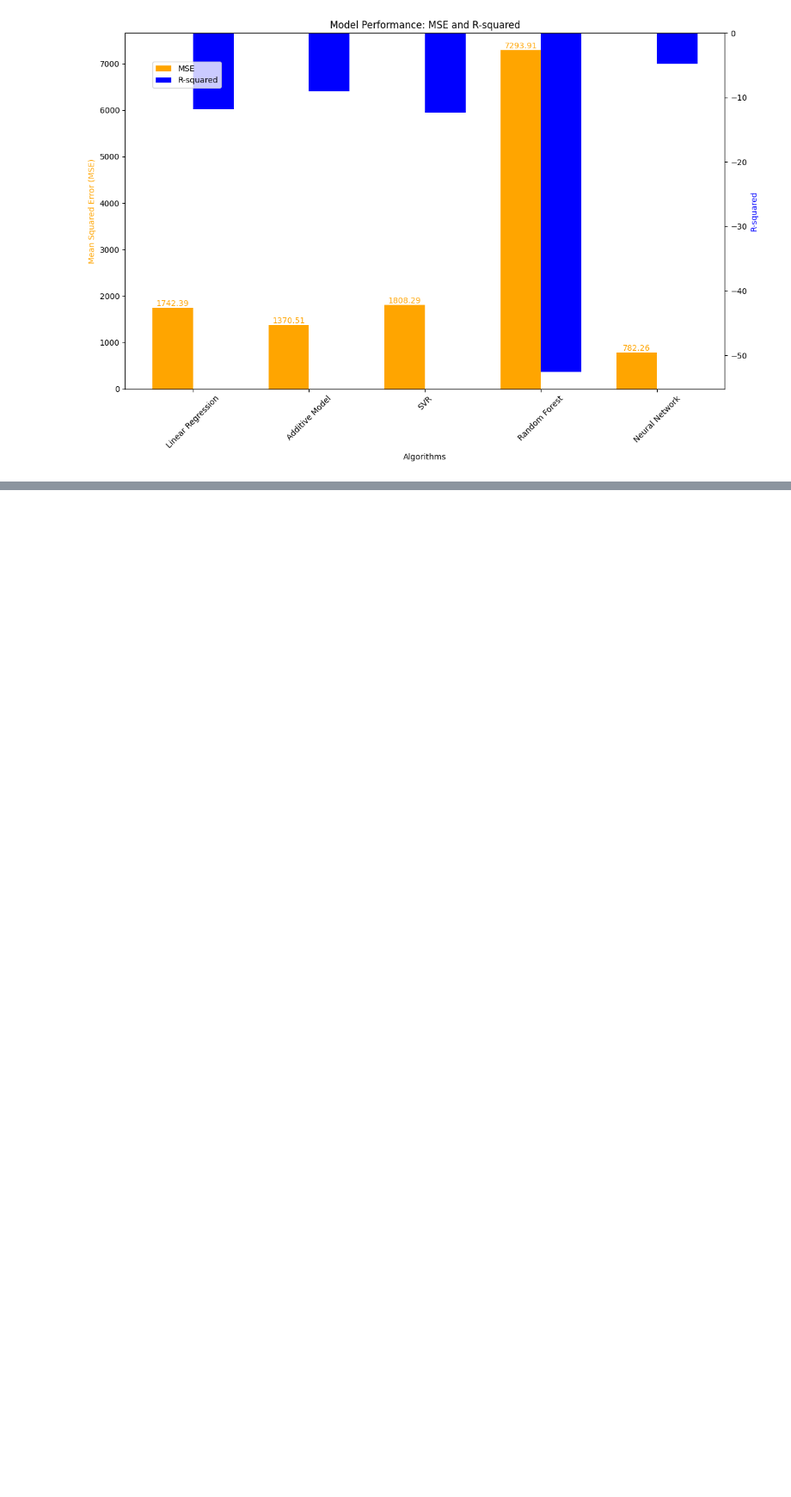
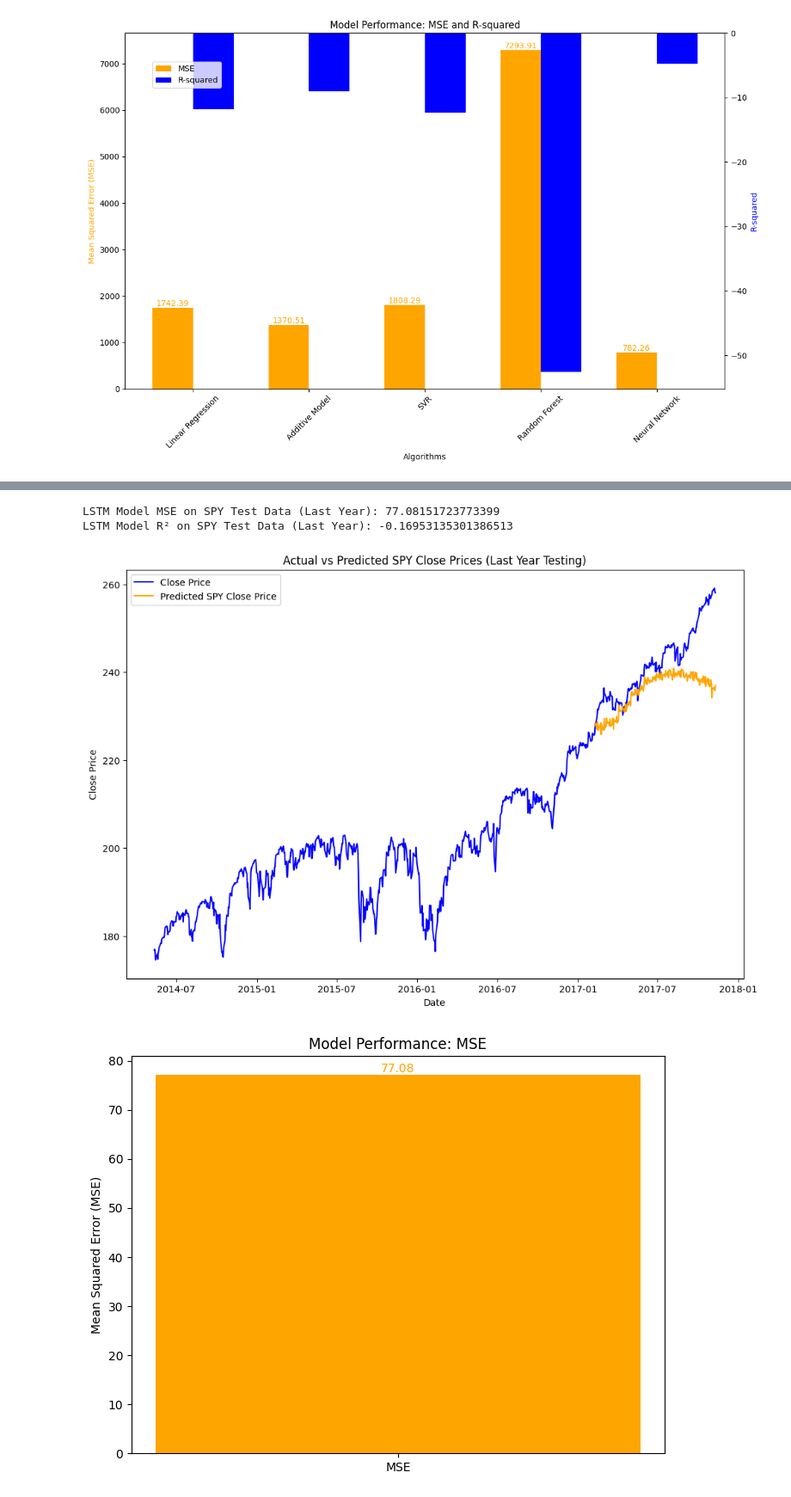
Before and after one commit to Anders-Stubberud/IT3212, a Jupyter notebook: assignment_3/anders/anders_godtepose.ipynb, the cells around one changed output, grey strips where cells are left out. Shown at 86% size. Cells and saved outputs as stored; diff of their text form; code cells hidden in the pictures; blank space fills up the shorter version.

```diff
--- a/assignment_3/anders/anders_godtepose.ipynb
+++ b/assignment_3/anders/anders_godtepose.ipynb
@@ -1325,0 +1359,44 @@ LSTM Model R² on SPY Test Data (Last Year): 0.9773588717506343
+# %%
+spy_predictions_tweaked = spy_predictions - 55
+
+mse = mean_squared_error(y_spy_test_seq, spy_predictions_tweaked)
+r2 = r2_score(y_spy_test_seq, spy_predictions_tweaked)
+print(f"LSTM Model MSE on SPY Test Data (Last Year): {mse}")
+print(f"LSTM Model R² on SPY Test Data (Last Year): {r2}")
+
+# Plot results
+plt.figure(figsize=(12, 8))
+last_3_years = df.index[-1] - pd.DateOffset(months=3 * 12 + 6)
+df_last_3_years = df[df.index >= last_3_years]
+plt.plot(df_last_3_years.index, df_last_3_years['Close'], label='Close Price', color='blue')
+plt.plot(spy_data.index[spy_data.index >= spy_test_start_date][seq_length:], spy_predictions_tweaked, label="Predicted SPY Close Price", color='orange')
+plt.title("Actual vs Predicted SPY Close Prices (Last Year Testing)")
+plt.xlabel("Date")
+plt.ylabel("Close Price")
+plt.legend()
+plt.show()
+
+# Plot MSE
+plt.figure(figsize=(8, 6))
+bars_mse = plt.bar(['MSE'], [mse], color='orange')
+plt.title('Model Performance: MSE')
+plt.ylabel('Mean Squared Error (MSE)')
+for bar in bars_mse:
+    yval = bar.get_height()
+    plt.text(bar.get_x() + bar.get_width()/2, yval + 0.05, f'{yval:.2f}', ha='center', va='bottom', color='orange')  # Increased space
+plt.show()
+
+# Plot R-squared
+plt.figure(figsize=(8, 6))
+bars_r2 = plt.bar(['R²'], [r2], color='teal')
+plt.title('Model Performance: R²')
+plt.ylabel('R²')
+for bar in bars_r2:
+    yval = bar.get_height()
+    plt.text(bar.get_x() + bar.get_width()/2, yval + 0.19, f'{yval:.2f}', ha='center', va='bottom', color='teal')  # Increased space
+plt.show()
+# %% [output]
+LSTM Model MSE on SPY Test Data (Last Year): 77.08151723773399
+LSTM Model R² on SPY Test Data (Last Year): -0.16953135301386513
+[figure, added]
+[figure, added]
```
Also changed, not shown: parts of 2 cells of this notebook, 2 other files.
